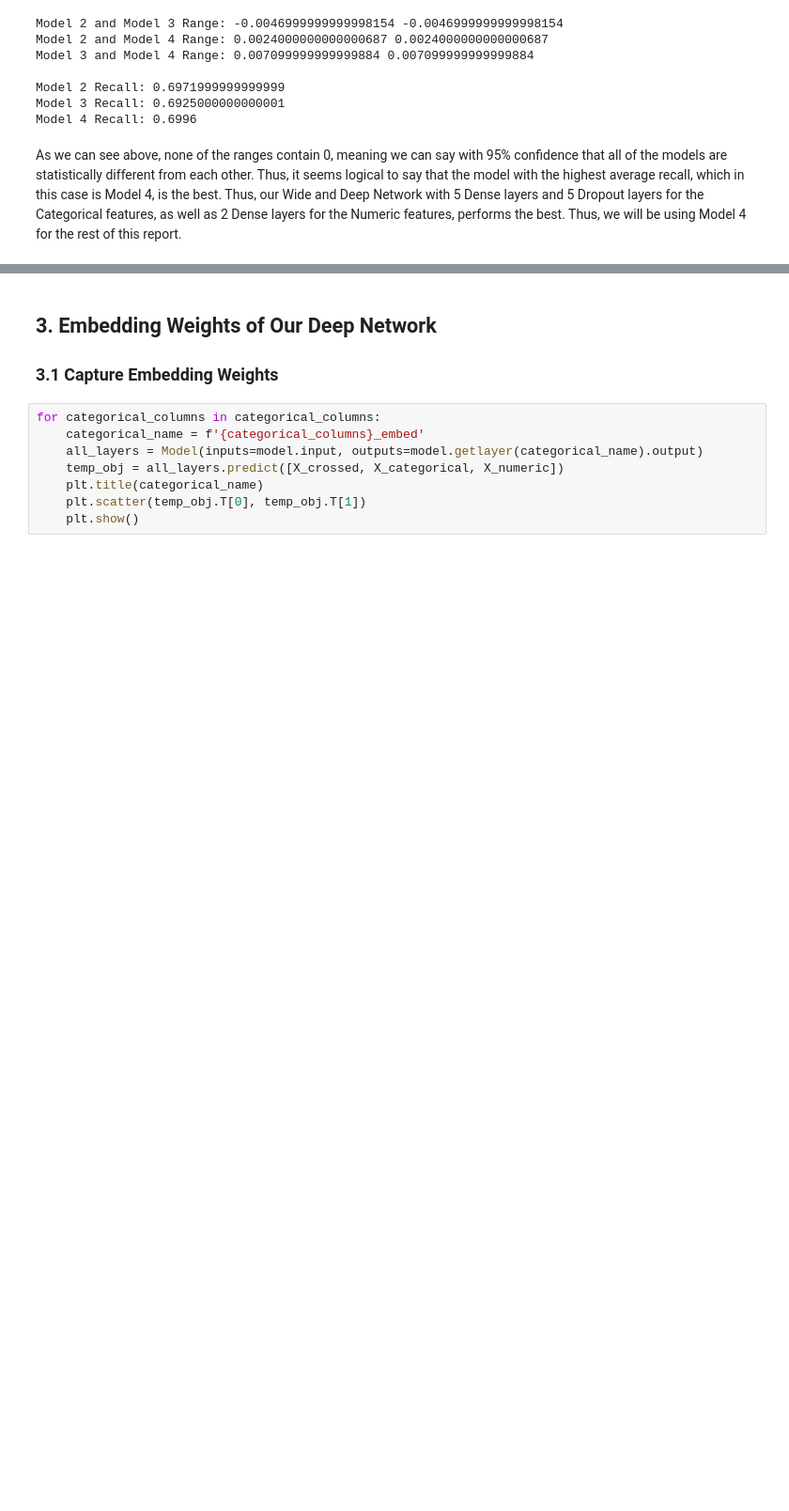
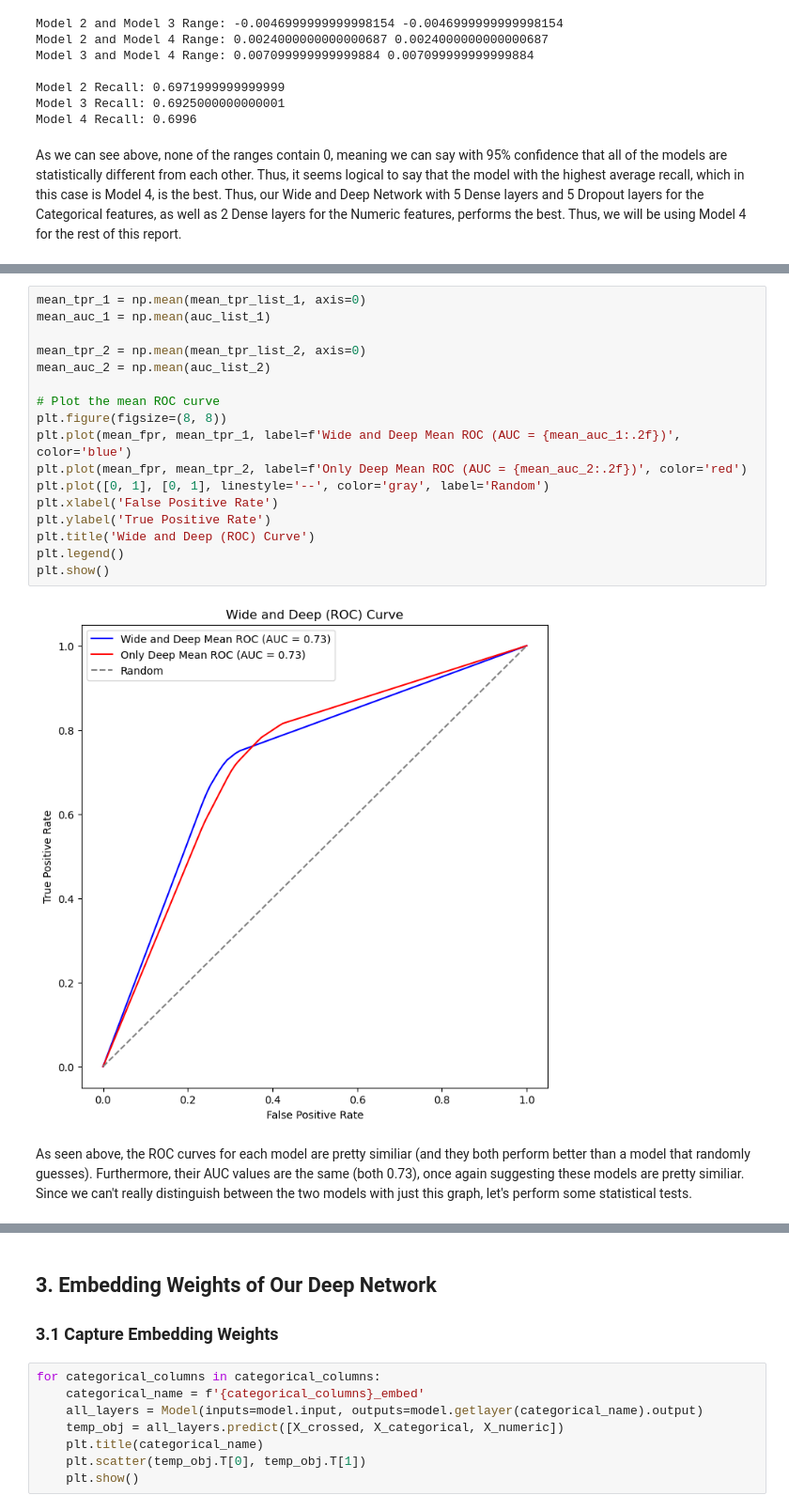
Before and after one commit to Mikecamdo/MachineLearning, a Jupyter notebook: Lab 5/WideAndDeepNetworks.ipynb, the cells around one changed output, grey strips where cells are left out. Shown at 94% size. Saved outputs shown, nothing was run; the diff lists cells and outputs as text; blank space fills up the shorter version.

Commit message:
Finish 2.3
Finished section 2.3 (comparing Wide and Deep Network to Deep Only network)

```diff
--- a/Lab 5/WideAndDeepNetworks.ipynb
+++ b/Lab 5/WideAndDeepNetworks.ipynb
@@ -893,0 +1082,21 @@ As we can see above, none of the ranges contain 0, meaning we can say with 95% c
+# %%
+mean_tpr_1 = np.mean(mean_tpr_list_1, axis=0)
+mean_auc_1 = np.mean(auc_list_1)
+
+mean_tpr_2 = np.mean(mean_tpr_list_2, axis=0)
+mean_auc_2 = np.mean(auc_list_2)
+
+# Plot the mean ROC curve
+plt.figure(figsize=(8, 8))
+plt.plot(mean_fpr, mean_tpr_1, label=f'Wide and Deep Mean ROC (AUC = {mean_auc_1:.2f})', color='blue')
+plt.plot(mean_fpr, mean_tpr_2, label=f'Only Deep Mean ROC (AUC = {mean_auc_2:.2f})', color='red')
+plt.plot([0, 1], [0, 1], linestyle='--', color='gray', label='Random')
+plt.xlabel('False Positive Rate')
+plt.ylabel('True Positive Rate')
+plt.title('Wide and Deep (ROC) Curve')
+plt.legend()
+plt.show()
+# %% [output]
+[figure, added]
+# %% [markdown]
+As seen above, the ROC curves for each model are pretty similiar (and they both perform better than a model that randomly guesses). Furthermore, their AUC values are the same (both 0.73), once again suggesting these models are pretty similiar. Since we can't really distinguish between the two models with just this graph, let's perform some statistical tests.
```
Also changed, not shown: parts of 10 cells of this notebook.
